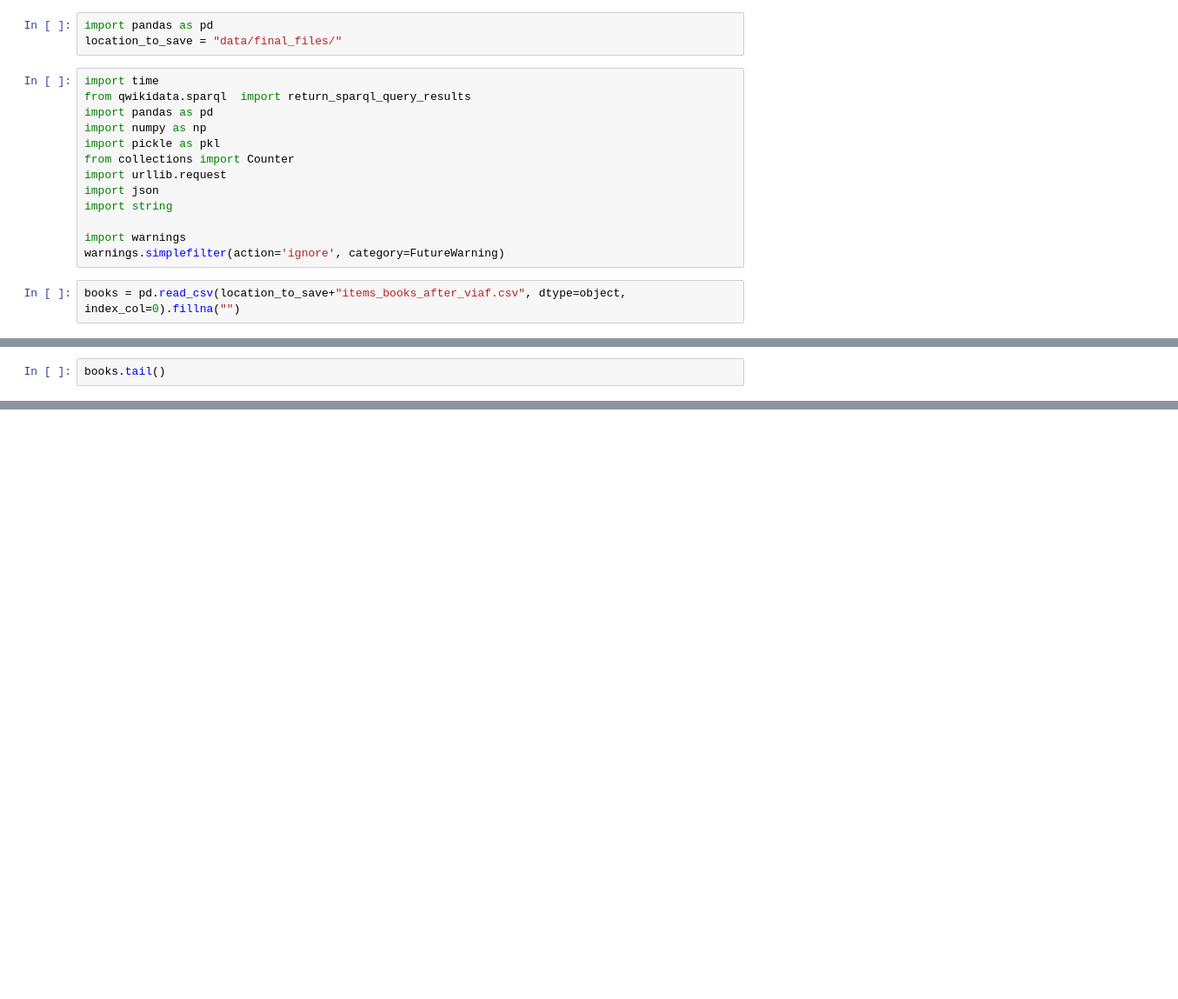
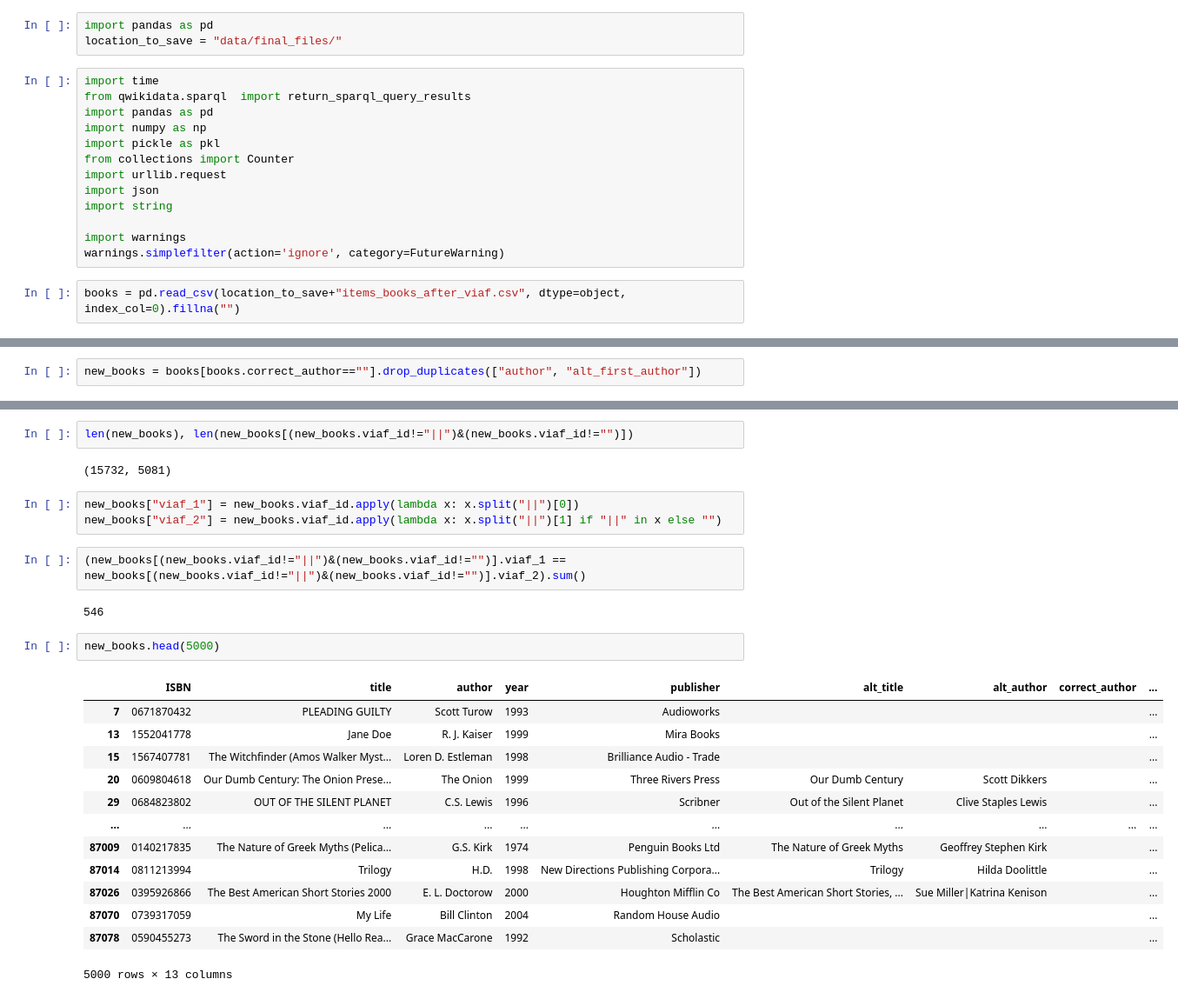
Before and after one commit to SavvinaDaniil/EnrichBookCrossing, a Jupyter notebook: test.ipynb, the cells around one changed output, grey strips where cells are left out. Shown: that part at 87% size. Drawn from its saved outputs; the diff is of its cells as text; blank space fills up the shorter version.

Commit message:
Second VIAF run

```diff
--- a/test.ipynb
+++ b/test.ipynb
@@ -27,2 +19,2 @@ len(books[books.viaf_id!=""])
 # %%
-books.tail()
+new_books = books[books.correct_author==""].drop_duplicates(["author", "alt_first_author"])
@@ -51,0 +21,27 @@ books[books.correct_author!=""].drop_duplicates("correct_author").tail(4000)
+# %%
+len(new_books), len(new_books[(new_books.viaf_id!="||")&(new_books.viaf_id!="")])
+# %% [output]
+(15732, 5081)
+# %%
+new_books["viaf_1"] = new_books.viaf_id.apply(lambda x: x.split("||")[0])
+new_books["viaf_2"] = new_books.viaf_id.apply(lambda x: x.split("||")[1] if "||" in x else "")
+# %%
+(new_books[(new_books.viaf_id!="||")&(new_books.viaf_id!="")].viaf_1 == new_books[(new_books.viaf_id!="||")&(new_books.viaf_id!="")].viaf_2).sum()
+# %% [output]
+546
+# %%
+new_books.head(5000)
+# %% [output]
+|  | ISBN | title | author | year | publisher | alt_title | alt_author | correct_author | ... |
+| 7 | 0671870432 | PLEADING GUILTY | Scott Turow | 1993 | Audioworks |  |  |  | ... |
+| 13 | 1552041778 | Jane Doe | R. J. Kaiser | 1999 | Mira Books |  |  |  | ... |
+| 15 | 1567407781 | The Witchfinder (Amos Walker Myst... | Loren D. Estleman | 1998 | Brilliance Audio - Trade |  |  |  | ... |
+| 20 | 0609804618 | Our Dumb Century: The Onion Prese... | The Onion | 1999 | Three Rivers Press | Our Dumb Century | Scott Dikkers |  | ... |
+| 29 | 0684823802 | OUT OF THE SILENT PLANET | C.S. Lewis | 1996 | Scribner | Out of the Silent Planet | Clive Staples Lewis |  | ... |
+| ... | ... | ... | ... | ... | ... | ... | ... | ... | ... |
+| 87009 | 0140217835 | The Nature of Greek Myths (Pelica... | G.S. Kirk | 1974 | Penguin Books Ltd | The Nature of Greek Myths | Geoffrey Stephen Kirk |  | ... |
+| 87014 | 0811213994 | Trilogy | H.D. | 1998 | New Directions Publishing Corpora... | Trilogy | Hilda Doolittle |  | ... |
+| 87026 | 0395926866 | The Best American Short Stories 2000 | E. L. Doctorow | 2000 | Houghton Mifflin Co | The Best American Short Stories, ... | Sue Miller|Katrina Kenison |  | ... |
+| 87070 | 0739317059 | My Life | Bill Clinton | 2004 | Random House Audio |  |  |  | ... |
+| 87078 | 0590455273 | The Sword in the Stone (Hello Rea... | Grace MacCarone | 1992 | Scholastic |  |  |  | ... |
+5000 rows × 13 columns
```
Also changed, not shown: parts of 4 cells of this notebook, 4 other files.
